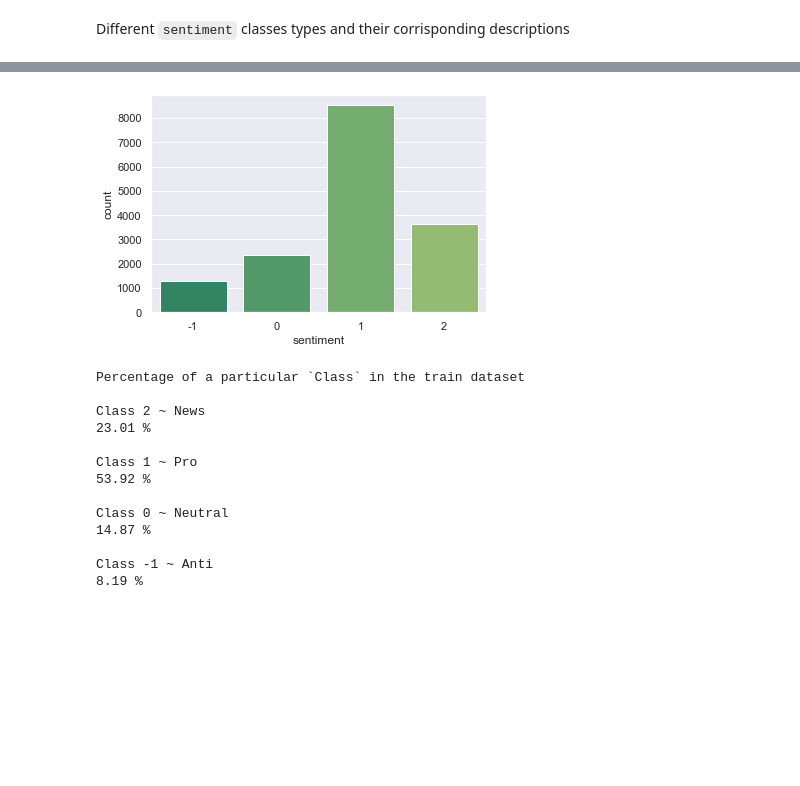
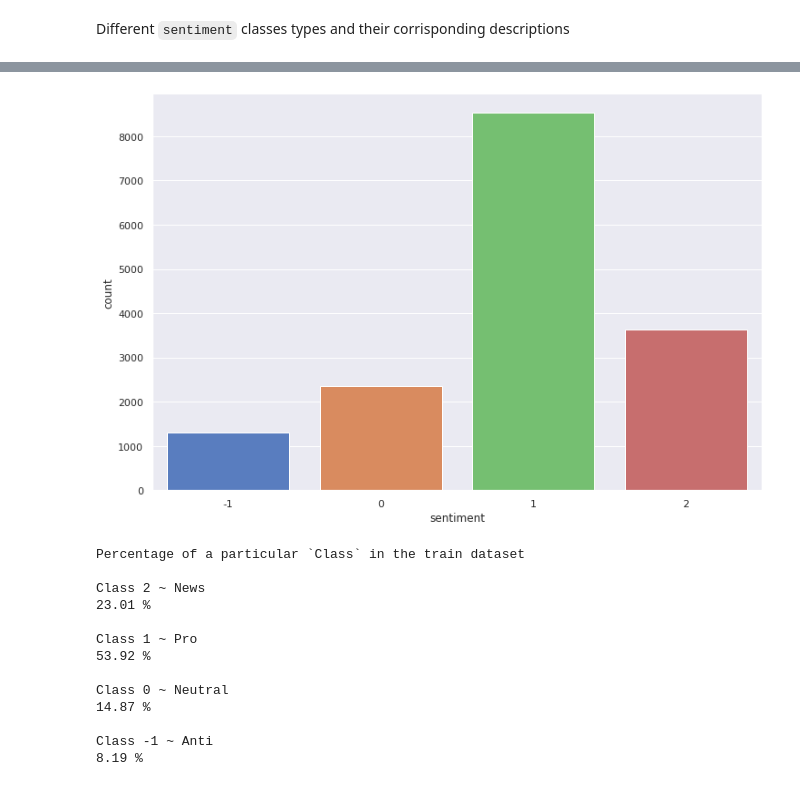
Before and after one commit to REFENTSE-MOTLGELWA/classification-predict-streamlit-template, a Jupyter notebook: Kaggle_Challenge.ipynb, the cells around one changed output, grey strips where cells are left out. Cells and saved outputs as stored; diff of their text form; code cells hidden in the pictures; blank space fills up the shorter version.

```diff
--- a/Kaggle_Challenge.ipynb
+++ b/Kaggle_Challenge.ipynb
@@ -133,11 +133,12 @@ Different `sentiment` classes types and their corrisponding descriptions
 <img src="https://github.com/REFENTSE-MOTLGELWA/classification-predict-streamlit-template/blob/master/class_description.png?raw=1">
 # %%
 # Count of classes in sentiment
+plt.figure(figsize=(12,8))
 
-sns.set(style="darkgrid",palette='summer')
+sns.set(style="darkgrid",palette='muted')
 ax = sns.countplot(x='sentiment', data=train_df)
 # %% [output]
-[figure, old version]
+[figure, new version]
 # %%
 print(color.BOLD +'Percentage of a particular `Class` in the train dataset\n'+ color.END)
 print(f'Class 2 ~ News \n{round((df_train.sentiment.value_counts()[2]/len(df_train))*100,2)} %\n')
```
Also changed, not shown: parts of 5 cells of this notebook.
